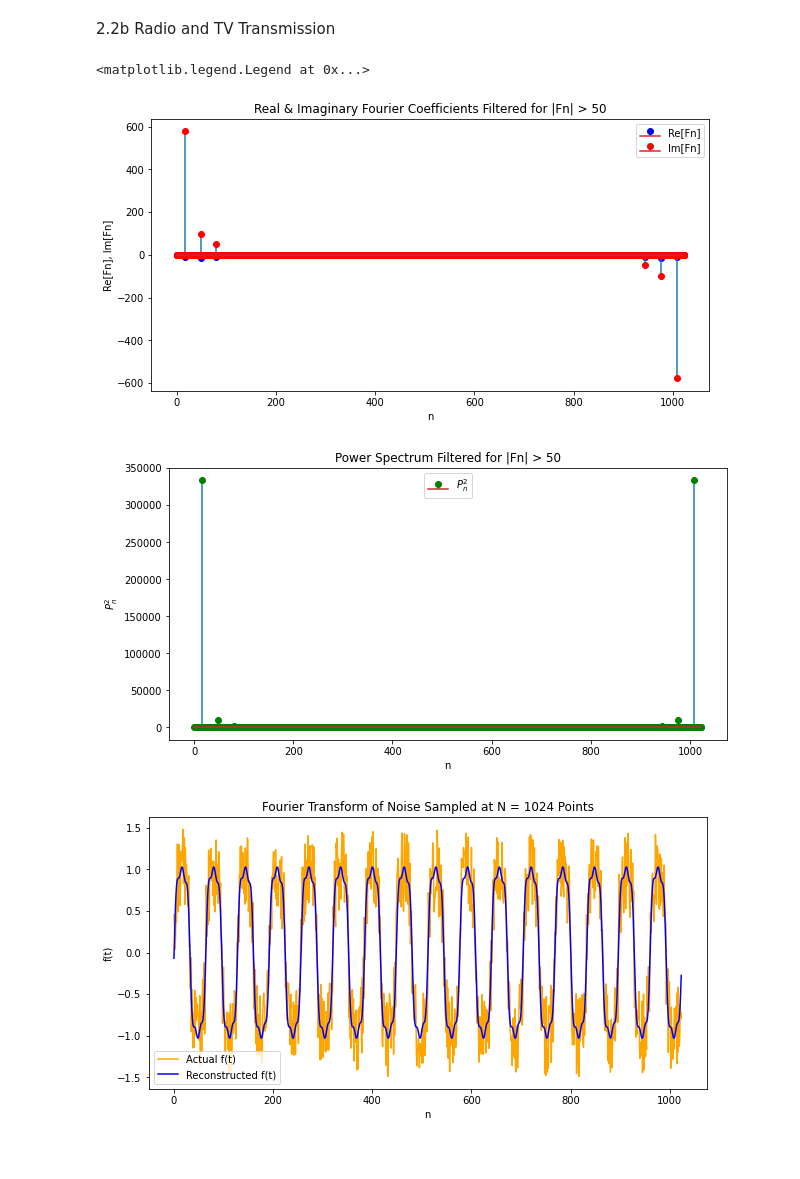
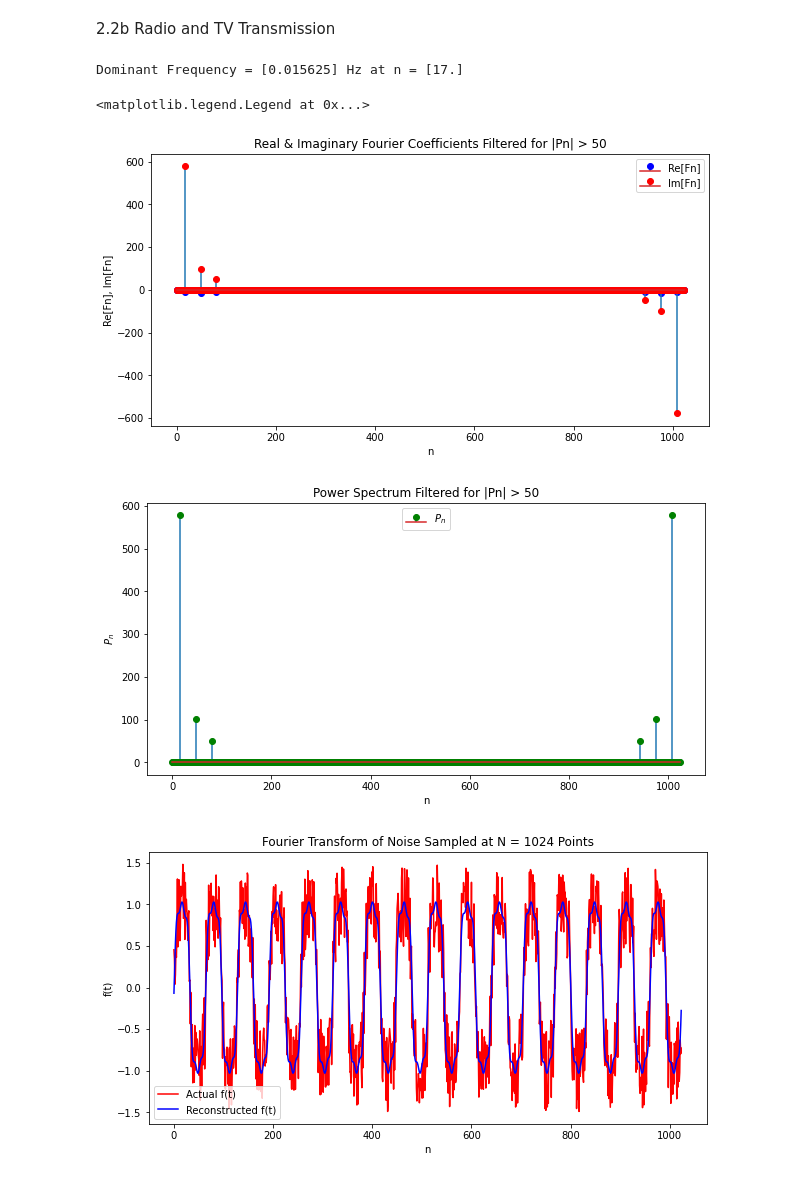
Before and after one commit to jaredrc8/Computational-Physics, a Jupyter notebook: Assignment 4/2_fourierseries_nonperiodic.ipynb, the cells around one changed output. Cells and saved outputs as stored; diff of their text form; code cells hidden in the pictures.

```diff
--- a/Assignment 4/2_fourierseries_nonperiodic.ipynb
+++ b/Assignment 4/2_fourierseries_nonperiodic.ipynb
@@ -78,7 +78,7 @@ def real_imag(func, N, h):
             # Calculate imaginary component of DFT
             imag[n] += im(func, m, n, N, h)
     # Calculate power spectrum of DFT
-    power_spec = real**2 + imag**2
+    power_spec = np.sqrt(real**2 + imag**2)
     return real, imag, power_spec
 
 # Calculate real, imaginary, and power spectrum for function
@@ -102,7 +102,7 @@ ax.set_title("Power Spectrum of Fn")
 # Locate dominant frequency in power spectrum
 n_max = M[np.where(power_spec == max(power_spec))]
 vn = n_max / tau
-print('Dominant Frequency =',vn,'Hz at n =',n_max)
+print('Dominant Frequency =',vn,'Hz at n =',n_max+1)
 # %% [output]
 Sampling Rate vs = 10.0 Hz
  v1 = 0.078125 Hz
@@ -226,40 +226,46 @@ def real_imag(func, N):
             real[n] = 0
             imag[n] = 0
     # Calculate power spectrum of DFT
-    power_spec = real**2 + imag**2
+    power_spec = np.sqrt(real**2 + imag**2)
     return real, imag, power_spec
 
 # Conduct Discrete Fourier Transform of pitch data
 real, imag, power_spec = real_imag(pitch, N)
 f = reconstruct(real, imag, N)
+
+# Locate dominant frequency in power spectrum
+n_max = M[np.where(power_spec == max(power_spec))]
+vn = n_max / N
+print('Dominant Frequency =',vn,'Hz at n =',n_max+1)
 
 fig, ax = plt.subplots(figsize=[10,5])
 # Plot real and imaginary components of DFT
 ax.stem(t, real, markerfmt = 'bo', label = 'Re[Fn]')
 ax.stem(t, imag, markerfmt = 'ro', label = 'Im[Fn]')
 ax.set_xlabel("n")
 ax.set_ylabel("Re[Fn], Im[Fn]")
-ax.set_title("Real & Imaginary Fourier Coefficients Filtered for |Fn| > "+str(e))
+ax.set_title("Real & Imaginary Fourier Coefficients Filtered for |Pn| > "+str(e))
 ax.legend()
 
 fig, ax = plt.subplots(figsize=[10,5])
 # Plot power spectrum of DFT
-ax.stem(t, power_spec, markerfmt = 'go', label = '$P^2_n$')
+ax.stem(t, power_spec, markerfmt = 'go', label = '$P_n$')
 ax.set_xlabel("n")
-ax.set_ylabel("$P^2_n$")
-ax.set_title('Power Spectrum Filtered for |Fn| > '+str(e))
+ax.set_ylabel("$P_n$")
+ax.set_title('Power Spectrum Filtered for |Pn| > '+str(e))
 ax.legend()
 
 fig, ax = plt.subplots(figsize=[10,5])
 # Plot actual and reconstructed functions to demonstrate noise filtration
-ax.plot(t,pitch, color = 'orange', label = 'Actual f(t)')
+ax.plot(t,pitch, color = 'red', label = 'Actual f(t)')
 ax.plot(t, f, color = 'blue', label = 'Reconstructed f(t)')
 ax.set_xlabel("n")
 ax.set_ylabel("f(t)")
 ax.set_title("Fourier Transform of Noise Sampled at N = "+str(N)+" Points")
 ax.legend()
 # %% [output]
-<matplotlib.legend.Legend at 0x...>
+Dominant Frequency = [0.015625] Hz at n = [17.]
+<matplotlib.legend.Legend at 0x...>
 [figure]
-[figure, old version]
+[figure, new version]
-[figure, old version]
+[figure, new version]
```
Also changed, not shown: parts of 2 cells of this notebook, 10 other files.
